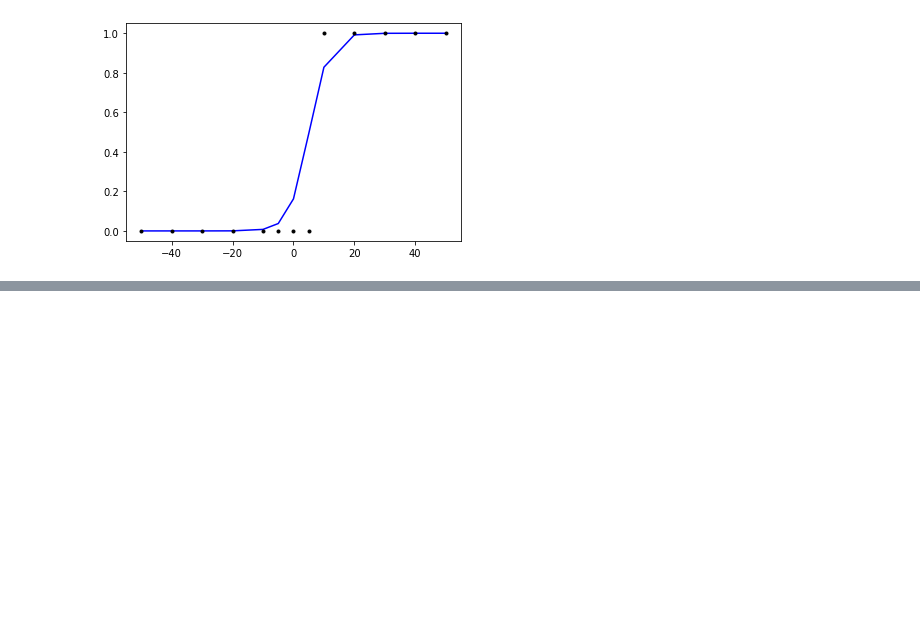
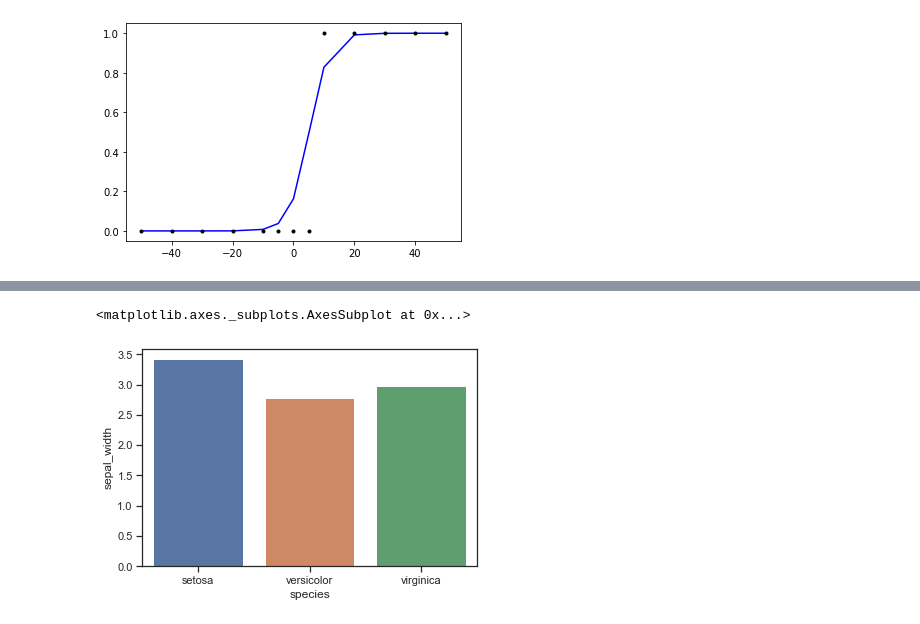
Before and after one commit to wolee777/Workspace-AI-NLP, a Jupyter notebook: MachineLearning.ipynb, the cells around one changed output, grey strips where cells are left out. Cells and saved outputs as stored; diff of their text form; code cells hidden in the pictures; blank space fills up the shorter version.

```diff
--- a/MachineLearning.ipynb
+++ b/MachineLearning.ipynb
@@ -261,0 +431,5 @@ print(model.predict([11, 21, 31, 41, 500]))
+# %%
+sns.barplot( data[ 'species' ], data[ 'sepal_width' ], ci = None ) # 각 종과 특성에 대한 연관 관계
+# %% [output]
+<matplotlib.axes._subplots.AxesSubplot at 0x...>
+[figure, added]
```
Also changed, not shown: parts of 56 cells of this notebook, 1 other file.
